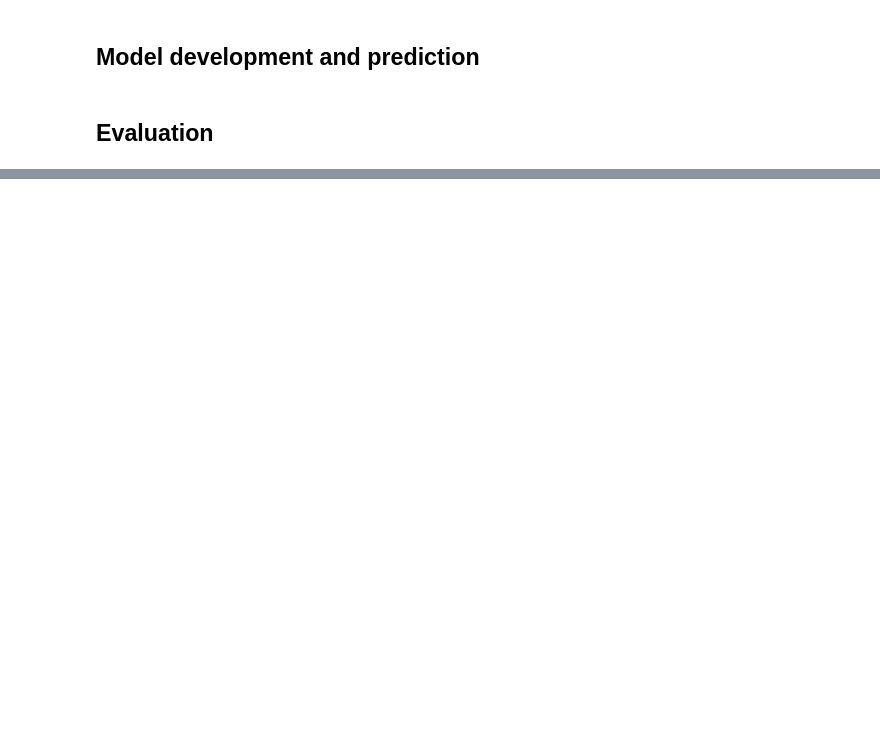
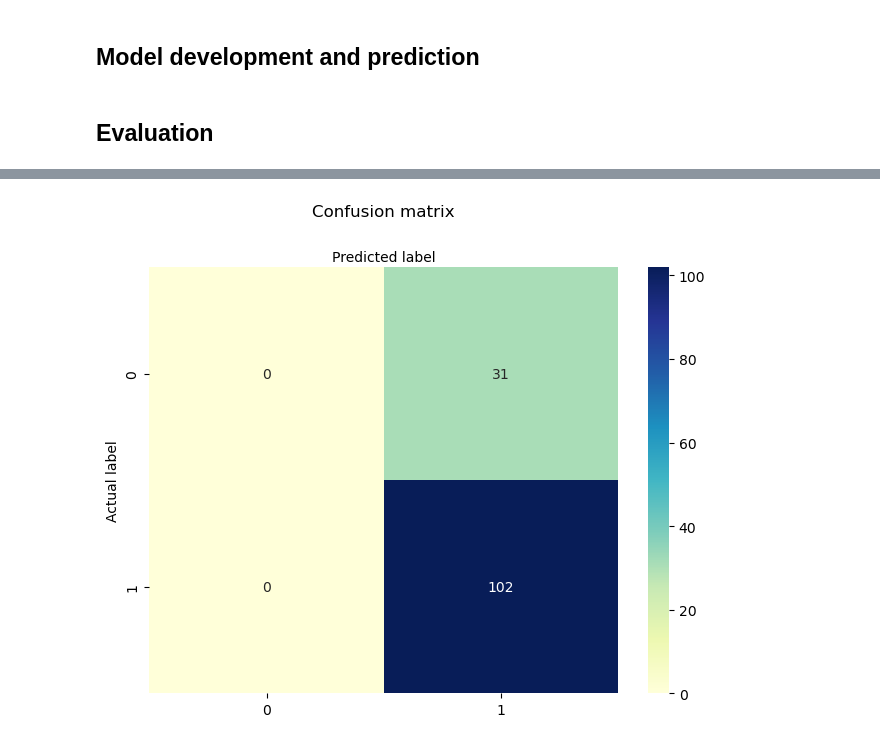
Before and after one commit to aychid/free-throw-predictor, a Jupyter notebook: LBJ_ft_scraper.ipynb, the cells around one changed output, grey strips where cells are left out. Drawn from its saved outputs; the diff is of its cells as text; code cells hidden in the pictures; blank space fills up the shorter version.

```diff
--- a/LBJ_ft_scraper.ipynb
+++ b/LBJ_ft_scraper.ipynb
@@ -30,3 +29,7 @@ game_names = [name for name in os.listdir("pbp_games") if name.endswith("csv")]
 
 game_ids = [id for id in range(1, len(game_names) + 1)]
 game_id_map = dict(zip(game_names, game_ids))
+# %%
+# Test one game
+game = pd.read_csv("pbp_games/2017_11_7_CLE_PBP_HOME.csv")
+game.info()
@@ -205,0 +215,12 @@ free_throws
+# %%
+agglomerated_df = pd.DataFrame()
+
+for game, id in game_id_map.items():
+    game = pd.read_csv("pbp_games/" + game)
+    game = preprocess_game(game)
+    joined_df = add_fg_cols(game)
+    free_throws = create_ft_df(joined_df)
+    X= drop_cols(free_throws)
+    X = scale_cols(X)
+    X = one_hot_encode(X)
+    agglomerated_df = pd.concat([agglomerated_df, X])
@@ -259,3 +246,6 @@ Name: free_throw_made, dtype: int64
+# %%
+X = agglomerated_df.drop(columns=["free_throw_made"])
+y = agglomerated_df["free_throw_made"]
 # %% [markdown]
 ## Splitting data
 # %%
@@ -272,12 +269,11 @@ Name: free_throw_made, dtype: int64
 # %% [markdown]
 ## Model development and prediction
 # %%
-# TODO does not work because all values are 1
-# logreg = LogisticRegression(random_state=16)
+logreg = LogisticRegression(random_state=16)
 
-# logreg.fit(X_train, y_train)
+logreg.fit(X_train, y_train)
 
-# y_pred = logreg.predict(X_test)
+y_pred = logreg.predict(X_test)
 # %% [markdown]
 ## Evaluation
 # %%
@@ -289,0 +287,21 @@ NameError: name 'y_pred' is not defined
+# %%
+# import required modules
+import numpy as np
+import matplotlib.pyplot as plt
+import seaborn as sns
+
+class_names=[0,1] # name  of classes
+fig, ax = plt.subplots()
+tick_marks = np.arange(len(class_names))
+plt.xticks(tick_marks, class_names)
+plt.yticks(tick_marks, class_names)
+# create heatmap
+sns.heatmap(pd.DataFrame(cnf_matrix), annot=True, cmap="YlGnBu" ,fmt='g')
+ax.xaxis.set_label_position("top")
+plt.tight_layout()
+plt.title('Confusion matrix', y=1.1)
+plt.ylabel('Actual label')
+plt.xlabel('Predicted label')
+plt.show()
+# %% [output]
+[figure, added]
```
Also changed, not shown: parts of 21 cells of this notebook, 1 other file.
